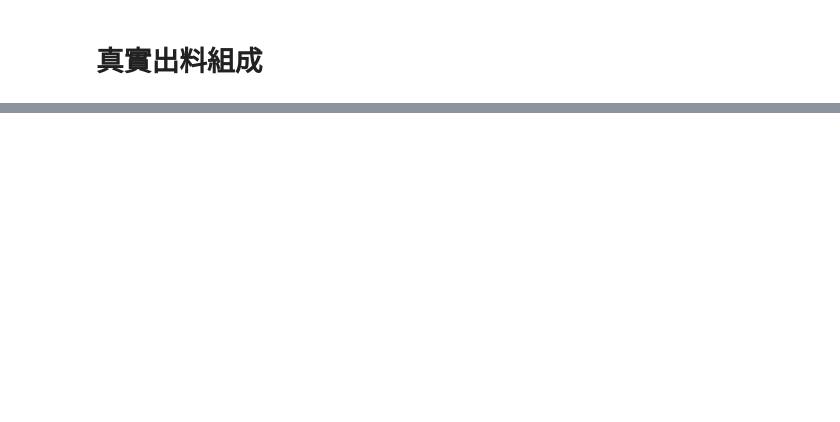
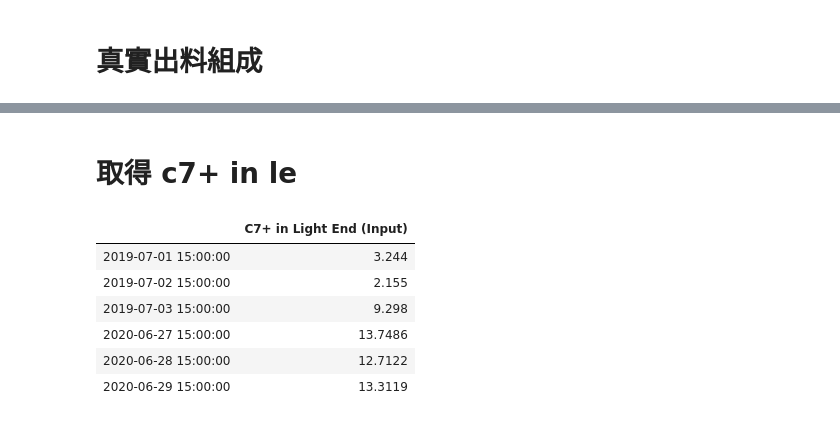
Before and after one commit to skywalker0803r/oil_project_20200424, a Jupyter notebook: notebook/ETL(現場數據).ipynb, the cells around one changed output, grey strips where cells are left out. Saved outputs shown, nothing was run; the diff lists cells and outputs as text; code cells hidden in the pictures; blank space fills up the shorter version.

```diff
--- a/notebook/ETL(現場數據).ipynb
+++ b/notebook/ETL(現場數據).ipynb
@@ -118,0 +123,16 @@ lim.columns = cols
+# %% [markdown]
+# 取得 c7+ in le
+# %%
+C7 = pd.read_excel('../data/phase_2/raw/other/lims data.xlsx',index_col=0,sheet_name='S001(LE)')
+C7 = C7.iloc[:,[-1]]
+C7.columns = C7.iloc[0].values
+C7 = C7.iloc[1:]
+C7.head(3).append(C7.tail(3))
+# %% [output]
+|  | C7+ in Light End (Input) |
+| 2019-07-01 15:00:00 | 3.244 |
+| 2019-07-02 15:00:00 | 2.155 |
+| 2019-07-03 15:00:00 | 9.298 |
+| 2020-06-27 15:00:00 | 13.7486 |
+| 2020-06-28 15:00:00 | 12.7122 |
+| 2020-06-29 15:00:00 | 13.3119 |
```
Also changed, not shown: parts of 10 cells of this notebook.
